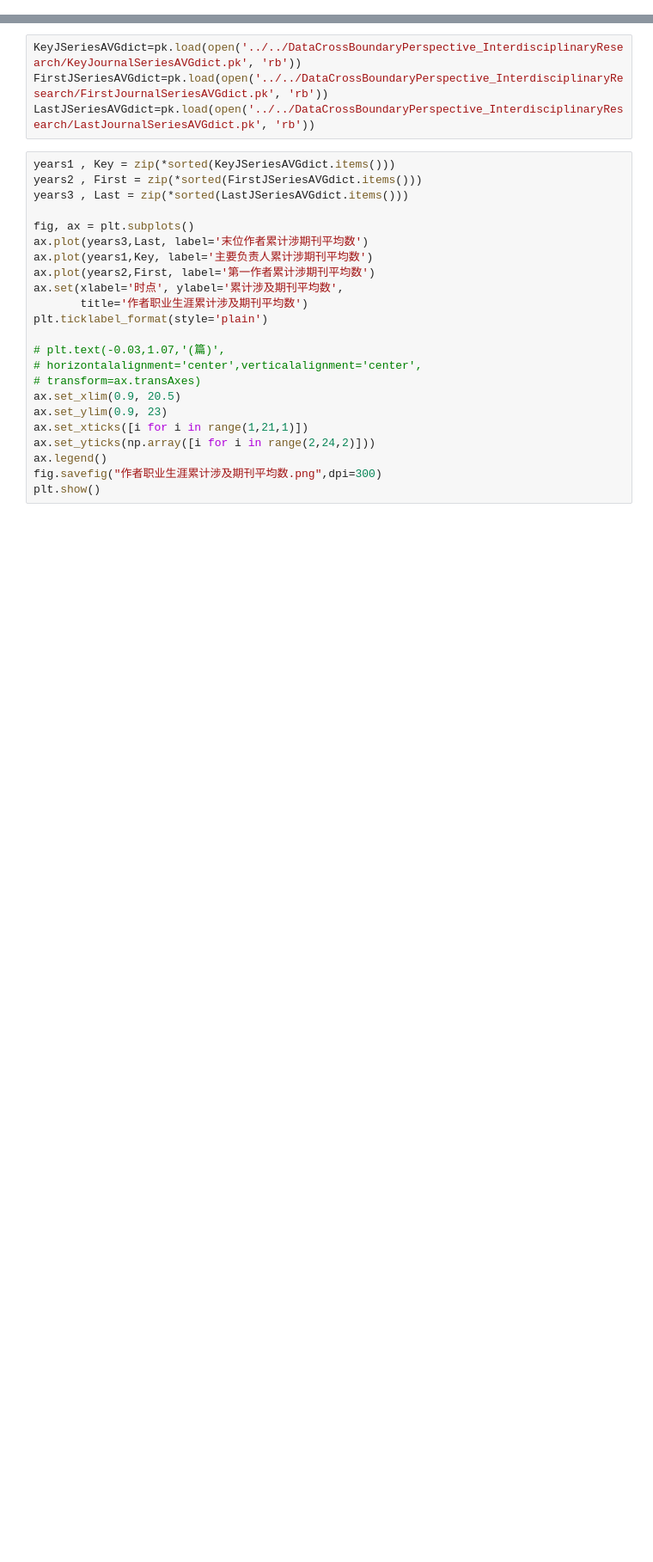
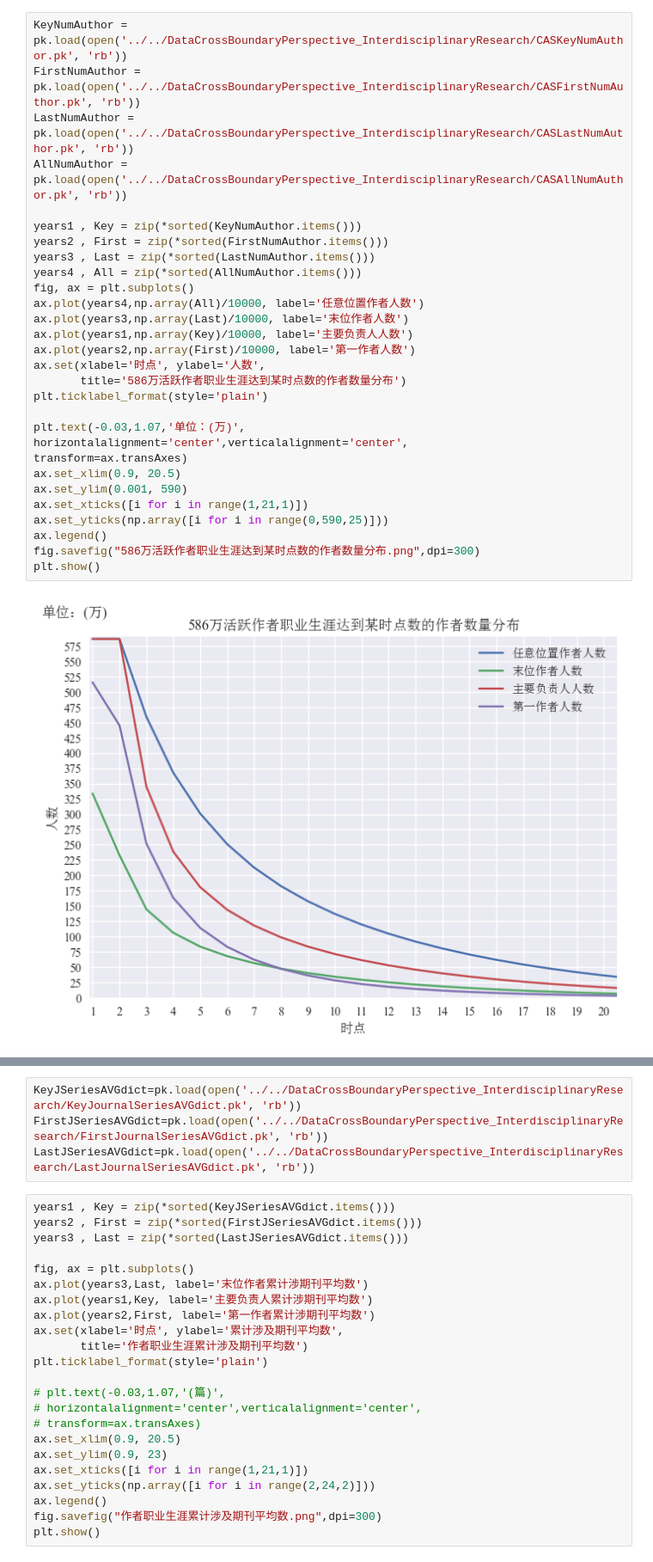
Before and after one commit to jiaweixu98/CrossBoundaryPerspective_InterdisciplinaryResearch, a Jupyter notebook: turningpoint/easyDraw.ipynb, the cells around one changed output, grey strips where cells are left out. Shown at 86% size. Cells and saved outputs as stored; diff of their text form; blank space fills up the shorter version.

```diff
--- a/turningpoint/easyDraw.ipynb
+++ b/turningpoint/easyDraw.ipynb
@@ -37,0 +23,31 @@ for k, v in sorted(FieldListCounter.items(),key=lambda x:-x[1]):
+# %%
+KeyNumAuthor = pk.load(open('../../DataCrossBoundaryPerspective_InterdisciplinaryResearch/CASKeyNumAuthor.pk', 'rb'))
+FirstNumAuthor = pk.load(open('../../DataCrossBoundaryPerspective_InterdisciplinaryResearch/CASFirstNumAuthor.pk', 'rb'))
+LastNumAuthor = pk.load(open('../../DataCrossBoundaryPerspective_InterdisciplinaryResearch/CASLastNumAuthor.pk', 'rb'))
+AllNumAuthor = pk.load(open('../../DataCrossBoundaryPerspective_InterdisciplinaryResearch/CASAllNumAuthor.pk', 'rb'))
+
+years1 , Key = zip(*sorted(KeyNumAuthor.items()))
+years2 , First = zip(*sorted(FirstNumAuthor.items()))
+years3 , Last = zip(*sorted(LastNumAuthor.items()))
+years4 , All = zip(*sorted(AllNumAuthor.items()))
+fig, ax = plt.subplots()
+ax.plot(years4,np.array(All)/10000, label='任意位置作者人数')
+ax.plot(years3,np.array(Last)/10000, label='末位作者人数')
+ax.plot(years1,np.array(Key)/10000, label='主要负责人人数')
+ax.plot(years2,np.array(First)/10000, label='第一作者人数')
+ax.set(xlabel='时点', ylabel='人数',
+       title='586万活跃作者职业生涯达到某时点数的作者数量分布')
+plt.ticklabel_format(style='plain')
+
+plt.text(-0.03,1.07,'单位：(万)',
+horizontalalignment='center',verticalalignment='center',
+transform=ax.transAxes)
+ax.set_xlim(0.9, 20.5)
+ax.set_ylim(0.001, 590)
+ax.set_xticks([i for i in range(1,21,1)])
+ax.set_yticks(np.array([i for i in range(0,590,25)]))
+ax.legend()
+fig.savefig("586万活跃作者职业生涯达到某时点数的作者数量分布.png",dpi=300)
+plt.show()
+# %% [output]
+[figure, added]
```
Also changed, not shown: parts of 30 cells of this notebook, 17 other files.
